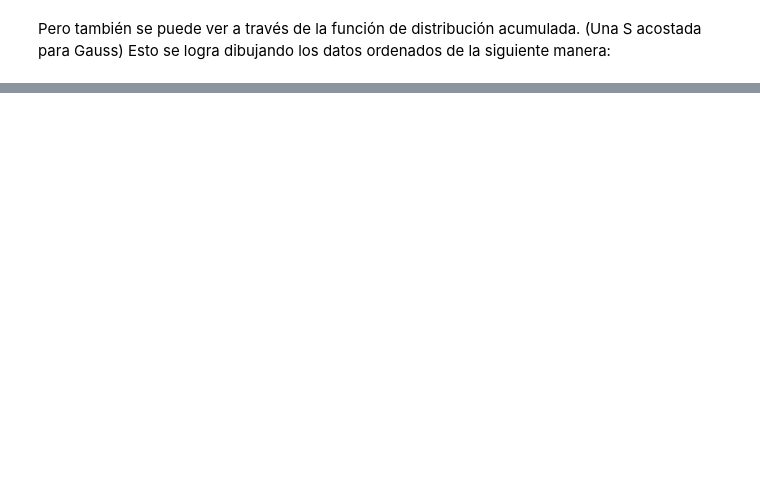
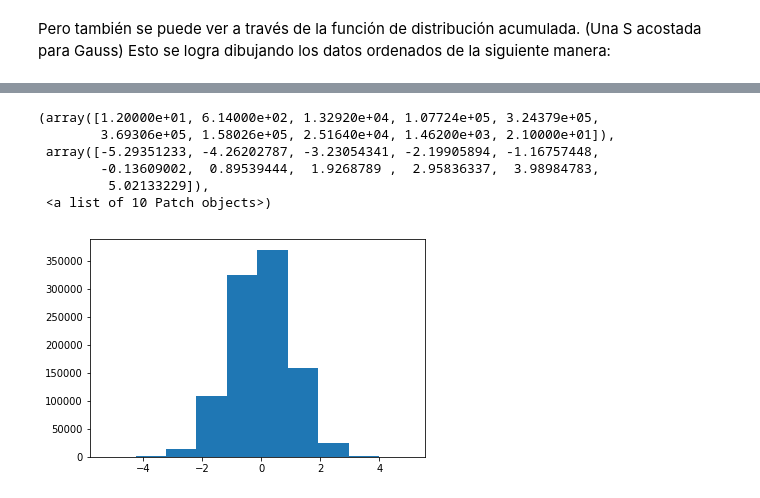
Before and after one commit to Andhurt/Machine_Learning_Py, a Jupyter notebook: notebooks/T2 - 2 - Data Cleaning - Funciones de distribución de probabilidad.ipynb, the cells around one changed output, grey strips where cells are left out. Drawn from its saved outputs; the diff is of its cells as text; code cells hidden in the pictures; blank space fills up the shorter version.

```diff
--- a/notebooks/T2 - 2 - Data Cleaning - Funciones de distribución de probabilidad.ipynb
+++ b/notebooks/T2 - 2 - Data Cleaning - Funciones de distribución de probabilidad.ipynb
@@ -86,0 +138,9 @@ array([[ 1.51389147,  0.04549135,  1.28306589,  0.06967763],
+# %%
+tamaño = 1000000
+data = pd.DataFrame(
+    {
+        'A': np.random.randn(tamaño),
+        'B': 1.5 + 2.5 * np.random.randn(tamaño),
+        'C': np.random.uniform(5,32,tamaño)
+    }
+)
@@ -86,0 +160,10 @@ array([[ 1.51389147,  0.04549135,  1.28306589,  0.06967763],
+# %%
+plt.hist(data["A"])  # Ver la distribución que es normal.
+# %% [output]
+(array([1.20000e+01, 6.14000e+02, 1.32920e+04, 1.07724e+05, 3.24379e+05,
+        3.69306e+05, 1.58026e+05, 2.51640e+04, 1.46200e+03, 2.10000e+01]),
+ array([-5.29351233, -4.26202787, -3.23054341, -2.19905894, -1.16757448,
+        -0.13609002,  0.89539444,  1.9268789 ,  2.95836337,  3.98984783,
+         5.02133229]),
+ <a list of 10 Patch objects>)
+[figure, added]
```
Also changed, not shown: parts of 21 cells of this notebook, 1 other file.
